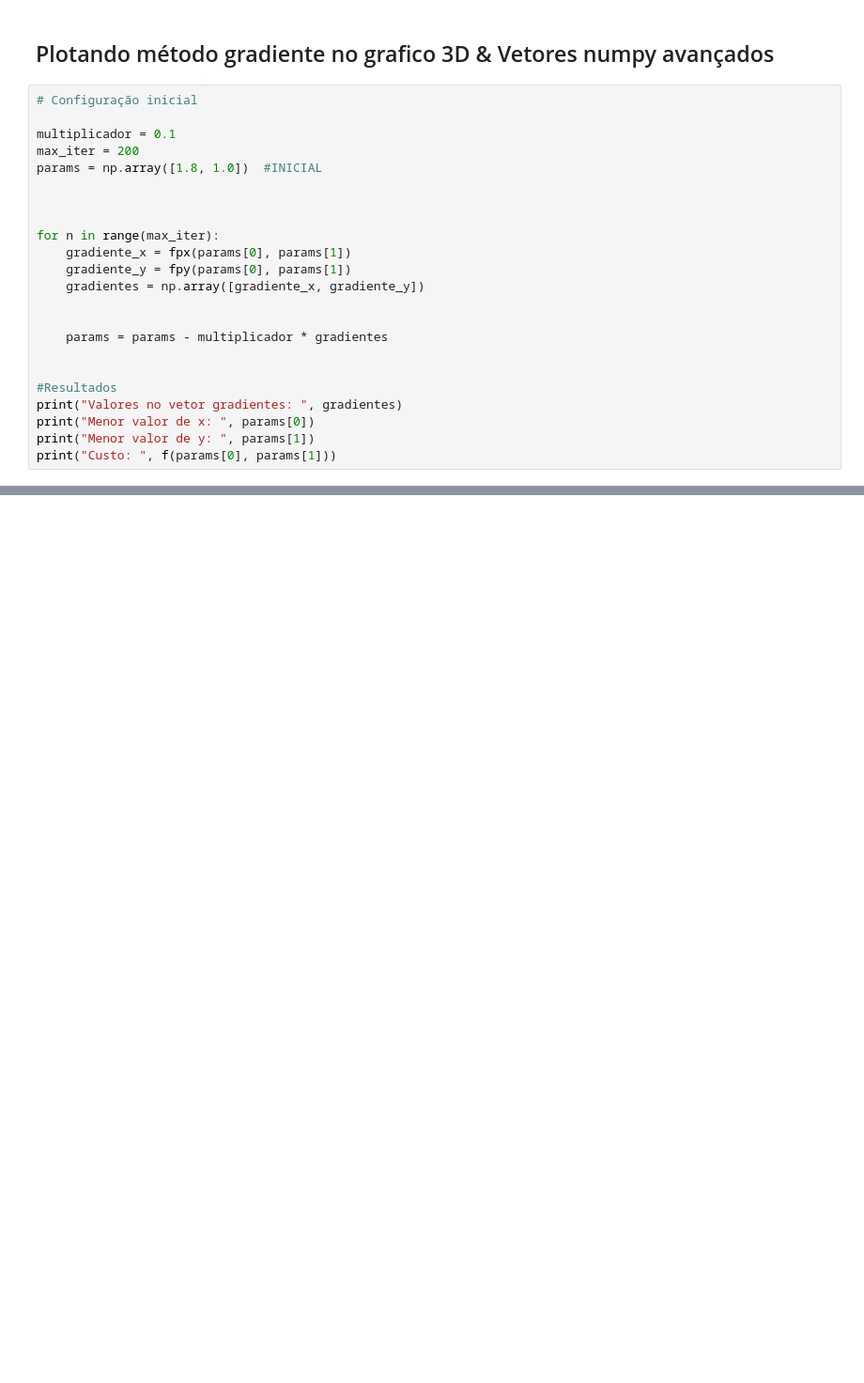
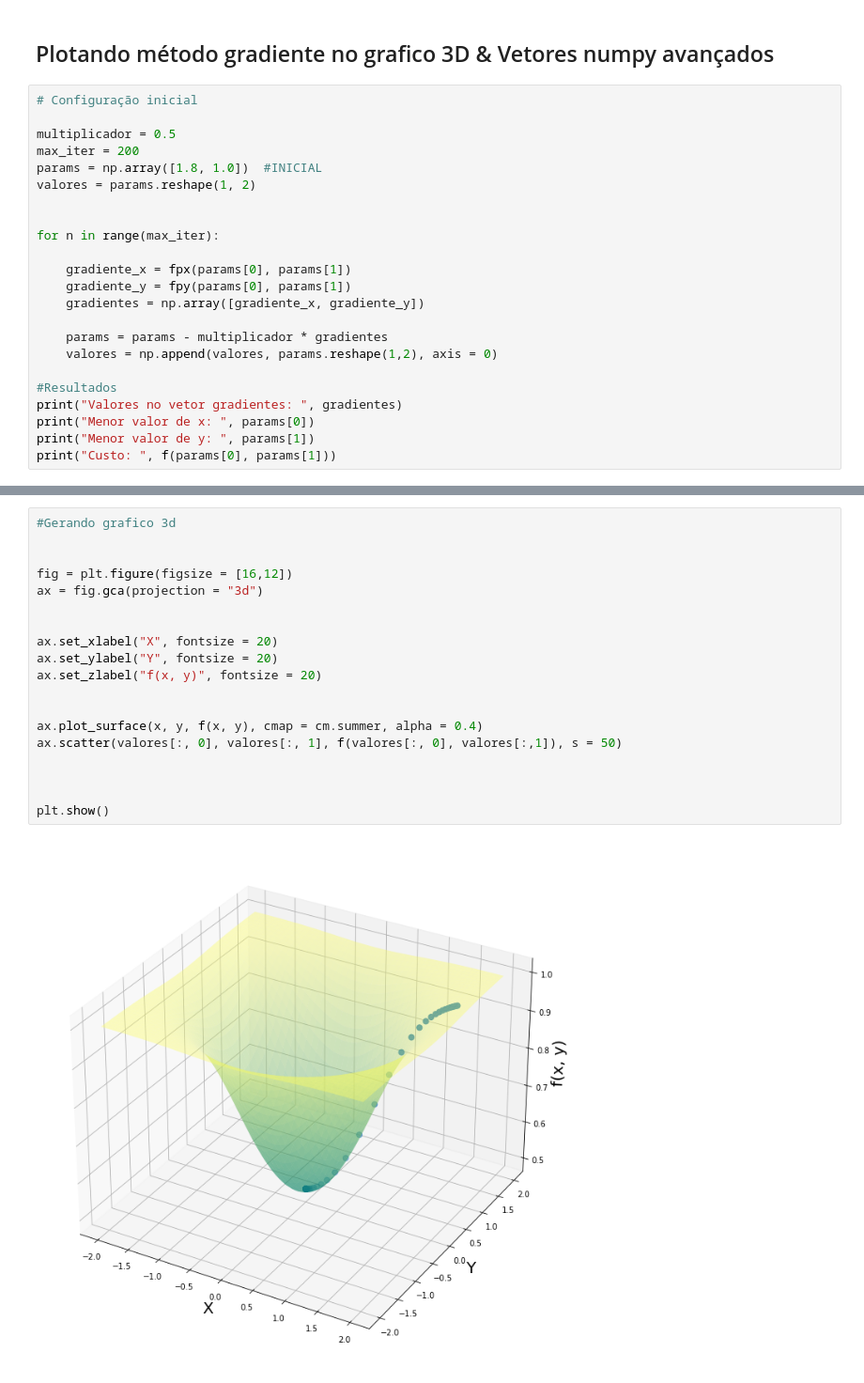
Before and after one commit to jhonatacaiob/Bootcamp-Data-Science, a Jupyter notebook: Secao-4/Grandient Descend.ipynb, the cells around one changed output, grey strips where cells are left out. Shown at 94% size. Cells and saved outputs as stored; diff of their text form; blank space fills up the shorter version.

```diff
--- a/Secao-4/Grandient Descend.ipynb
+++ b/Secao-4/Grandient Descend.ipynb
@@ -138,20 +138,20 @@ Custo:  0.5000002265349848
 # %%
 # Configuração inicial
 
-multiplicador = 0.1
+multiplicador = 0.5
 max_iter = 200
 params = np.array([1.8, 1.0])  #INICIAL
-
+valores = params.reshape(1, 2)
 
 
 for n in range(max_iter):
+
     gradiente_x = fpx(params[0], params[1])
     gradiente_y = fpy(params[0], params[1])
     gradientes = np.array([gradiente_x, gradiente_y])
 
-
     params = params - multiplicador * gradientes
-
+    valores = np.append(valores, params.reshape(1,2), axis = 0)
 
 #Resultados
 print("Valores no vetor gradientes: ", gradientes)
@@ -166,3 +166,24 @@ Custo:  0.5000002265349848
+# %%
+#Gerando grafico 3d
+
+
+fig = plt.figure(figsize = [16,12])
+ax = fig.gca(projection = "3d")
+
+
+ax.set_xlabel("X", fontsize = 20)
+ax.set_ylabel("Y", fontsize = 20)
+ax.set_zlabel("f(x, y)", fontsize = 20)
+
+
+ax.plot_surface(x, y, f(x, y), cmap = cm.summer, alpha = 0.4)
+ax.scatter(valores[:, 0], valores[:, 1], f(valores[:, 0], valores[:,1]), s = 50)
+
+
+
+plt.show()
+# %% [output]
+[figure, added]
 # %%
 #Praticando numpy arrays
 
```
Also changed, not shown: parts of 2 cells of this notebook.
